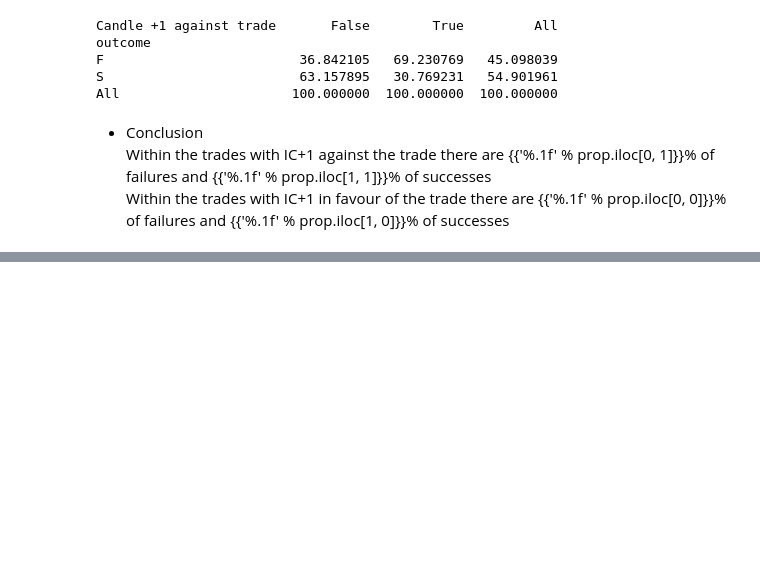
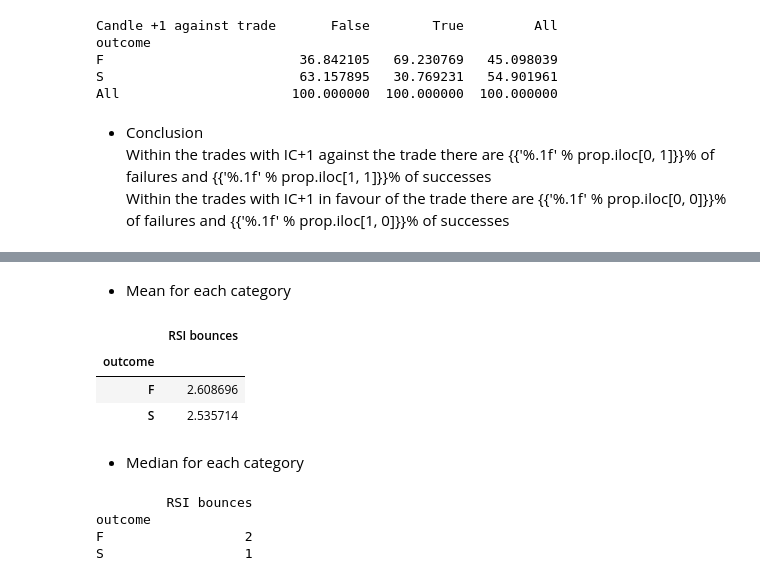
Before and after one commit to FOREXfunguru/FOREX, a Jupyter notebook: notebooks/Binary_classifier_using_ML.ipynb, the cells around one changed output, grey strips where cells are left out. Cells and saved outputs as stored; diff of their text form; code cells hidden in the pictures; blank space fills up the shorter version.

```diff
--- a/notebooks/Binary_classifier_using_ML.ipynb
+++ b/notebooks/Binary_classifier_using_ML.ipynb
@@ -120,0 +134,19 @@ Within the trades with IC+1 in favour of the trade there are {{'%.1f' % prop.ilo
+# %% [markdown]
+* Mean for each category
+# %%
+contDF.groupby(['outcome']).agg({'RSI bounces': 'mean'})
+# %% [output]
+|  | RSI bounces |
+| outcome |  |
+| F | 2.608696 |
+| S | 2.535714 |
+# %% [markdown]
+* Median for each category
+# %%
+medianBounce=contDF.groupby(['outcome']).agg({'RSI bounces': 'median'})
+print(medianBounce)
+# %% [output]
+         RSI bounces
+outcome
+F                  2
+S                  1
```
Also changed, not shown: parts of 18 cells of this notebook.
